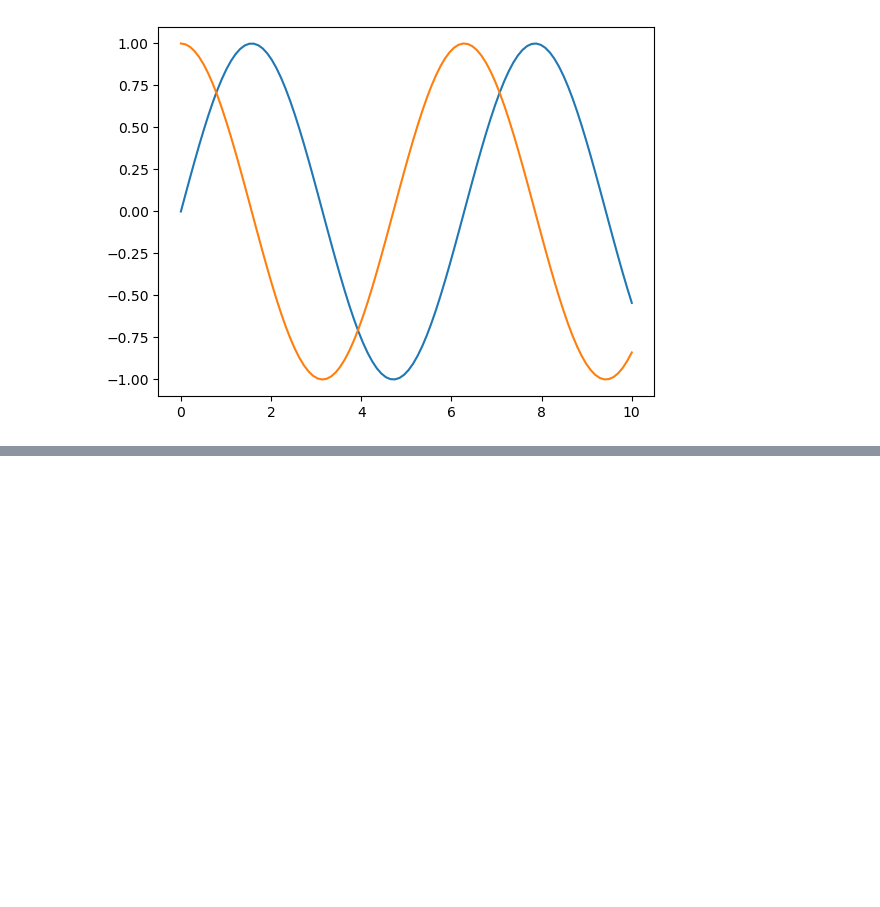
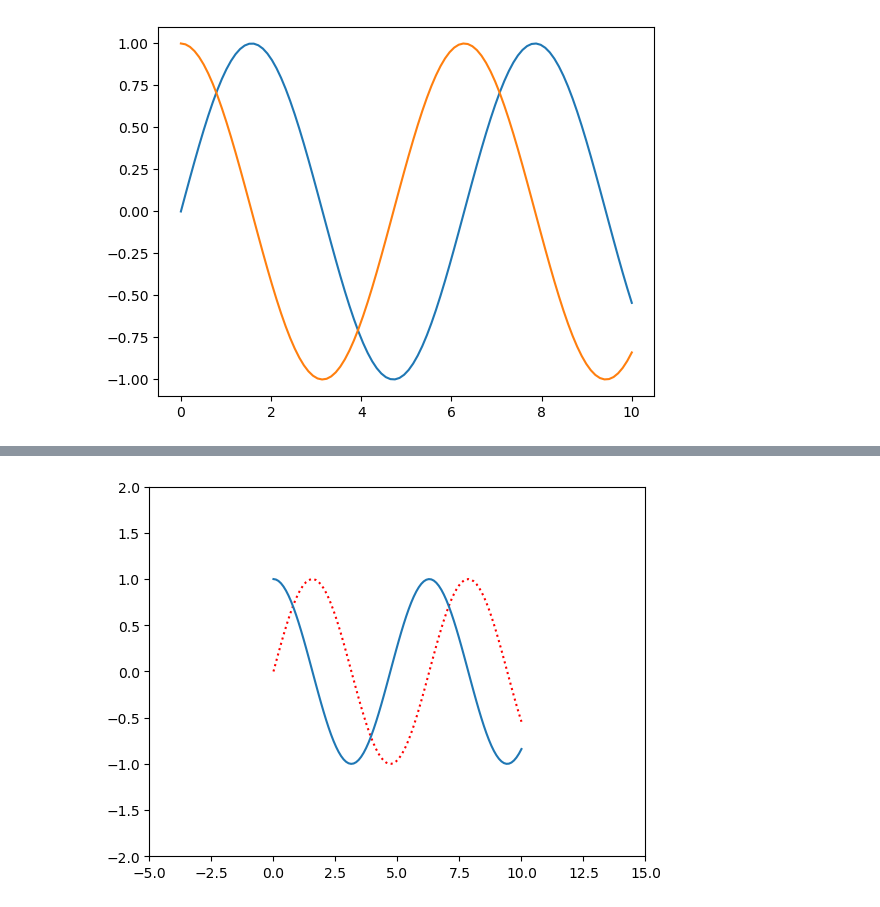
Before and after one commit to orange-ls/xc, a Jupyter notebook: ai/machine_learning/ml/test_1/8、matplotlib基础语法.ipynb, the cells around one changed output, grey strips where cells are left out. Cells and saved outputs as stored; diff of their text form; code cells hidden in the pictures; blank space fills up the shorter version.

```diff
--- a/ai/machine_learning/ml/test_1/8、matplotlib基础语法.ipynb
+++ b/ai/machine_learning/ml/test_1/8、matplotlib基础语法.ipynb
@@ -32,0 +52,8 @@ plt.show()
+# %%
+plt.plot(x,y1,color='red',linestyle=':')
+plt.plot(x,y2)
+# 使用axis设置范围
+plt.axis([-5,15,-2,2])
+plt.show()
+# %% [output]
+[figure, added]
```
Also changed, not shown: parts of 9 cells of this notebook, 1 other file.
